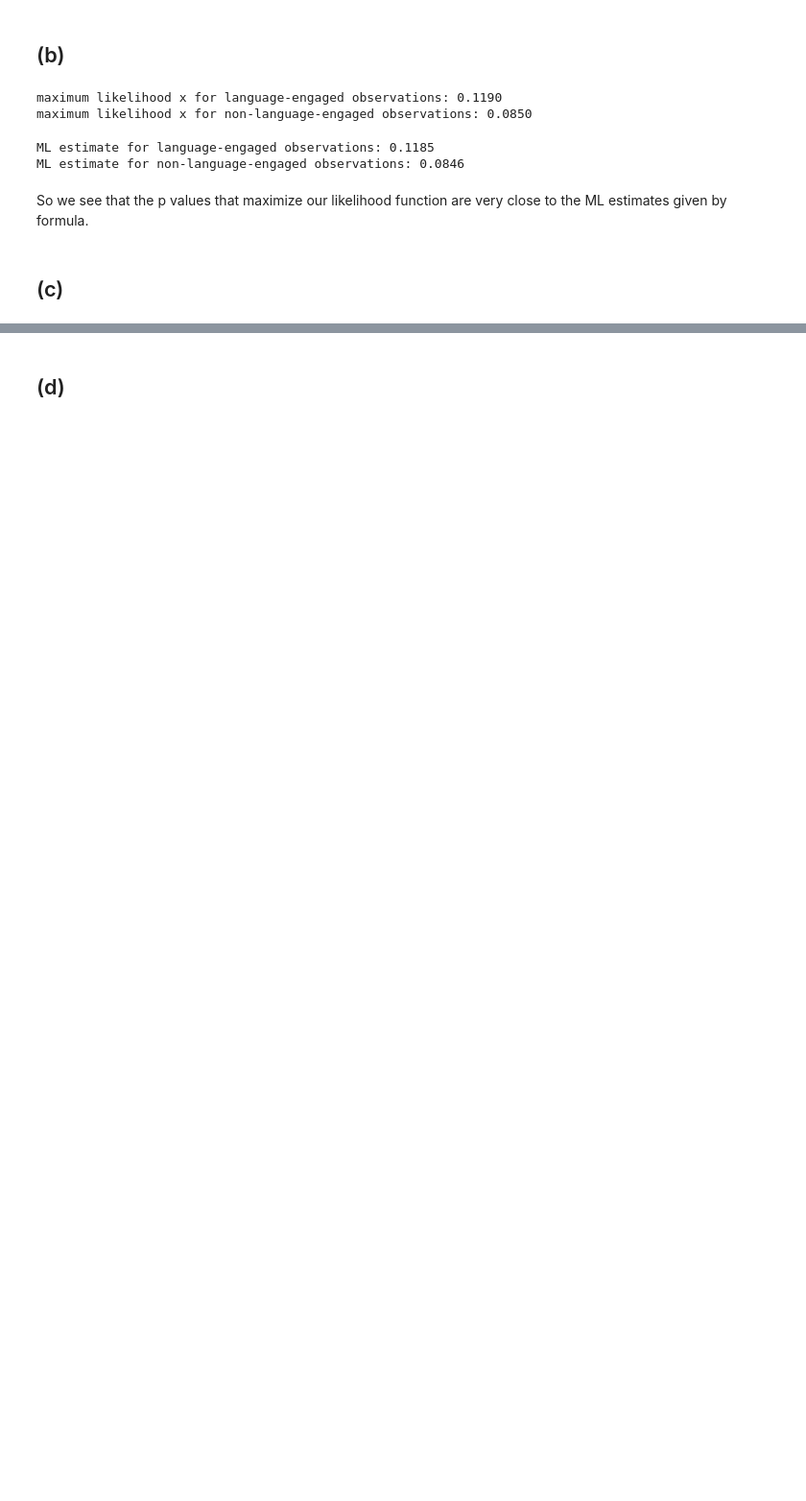
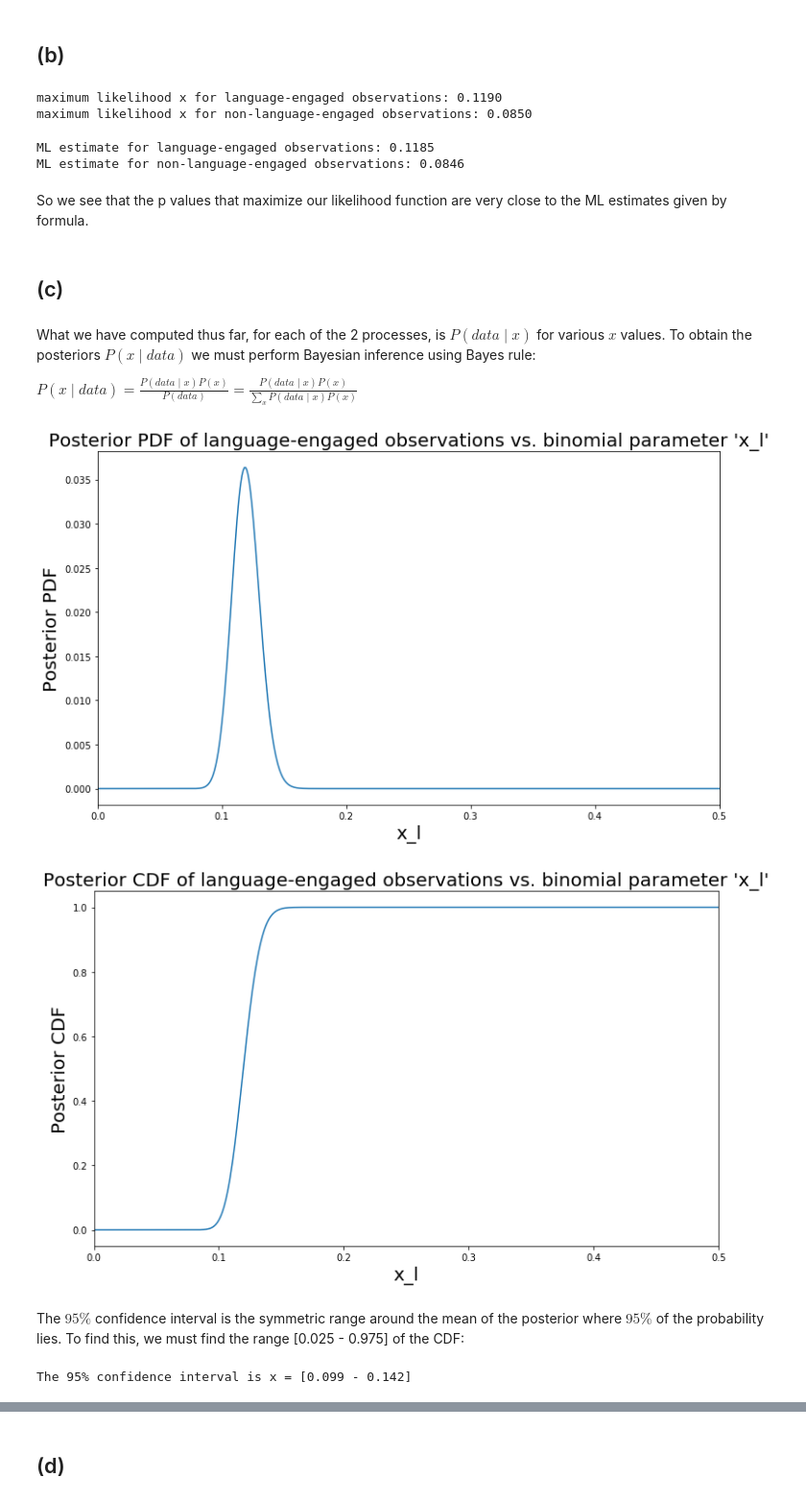
Before and after one commit to rfeinman/hw-mathtools, a Jupyter notebook: Feinman_Reuben_HW5/hw5.ipynb, the cells around one changed output, grey strips where cells are left out. Shown at 96% size. Saved outputs shown, nothing was run; the diff lists cells and outputs as text; code cells hidden in the pictures; blank space fills up the shorter version.

```diff
--- a/Feinman_Reuben_HW5/hw5.ipynb
+++ b/Feinman_Reuben_HW5/hw5.ipynb
@@ -277,3 +277,7 @@ ML estimate for non-language-engaged observations: 0.0846
 So we see that the p values that maximize our likelihood function are very close to the ML estimates given by formula.
 # %% [markdown]
 ## (c)
+# %% [markdown]
+What we have computed thus far, for each of the 2 processes, is $P(data \mid x)$ for various $x$ values. To obtain the posteriors $P(x \mid data)$ we must perform Bayesian inference using Bayes rule:
+
+$P(x \mid data) = \frac{P(data \mid x)P(x)}{P(data)} = \frac{P(data \mid x)P(x)}{\sum_{x}P(data \mid x)P(x)}$
@@ -279,0 +300,50 @@ So we see that the p values that maximize our likelihood function are very close
+# %%
+post_l = [posterior(p_l, i) for i in range(len(p_l))]
+post_nl = [posterior(p_nl, i) for i in range(len(p_nl))]
+# %%
+def compute_cdf(pdf):
+    """
+    A function to compute the CDF for a given discrete PDF. Accumulates
+    the PDF values.
+    """
+    acc = 0
+    cdf = []
+    for p in pdf:
+        cdf.append(acc)
+        acc += p
+
+    return cdf
+# %%
+cdf_l = compute_cdf(post_l)
+cdf_nl = compute_cdf(post_nl)
+# %%
+# Plot Posterior PDF for the language-engaged process. We will
+# only show p=0:0.5, since all values are 0 after 0.5
+plt.figure(figsize=(12,7))
+plt.plot(x, post_l)
+plt.title("Posterior PDF of language-engaged observations vs. binomial parameter 'x_l'", fontsize=20)
+plt.ylabel('Posterior PDF', fontsize=20)
+plt.xlabel('x_l', fontsize=20)
+plt.xlim(0, 0.5)
+plt.show()
+
+# Plot Posterior CDF for the language-engaged process. We will
+# only show p=0:0.5, since all values are 0 after 0.5
+plt.figure(figsize=(12,7))
+plt.plot(x, cdf_l)
+plt.title("Posterior CDF of language-engaged observations vs. binomial parameter 'x_l'", fontsize=20)
+plt.ylabel('Posterior CDF', fontsize=20)
+plt.xlabel('x_l', fontsize=20)
+plt.xlim(0, 0.5)
+plt.show()
+# %% [output]
+[figure, added]
+[figure, added]
+# %% [markdown]
+The $95\%$ confidence interval is the symmetric range around the mean of the posterior where $95\%$ of the probability lies. To find this, we must find the range [0.025 - 0.975] of the CDF:
+# %%
+start_i = np.argmin(np.abs(np.asarray(cdf_l) - 0.025))
+end_i = np.argmin(np.abs(np.asarray(cdf_l) - 0.975))
+print("The 95%% confidence interval is x = [%0.3f - %0.3f]" % (x[start_i], x[end_i]))
+# %% [output]
+The 95% confidence interval is x = [0.099 - 0.142]
```
Also changed, not shown: parts of 18 cells of this notebook.
